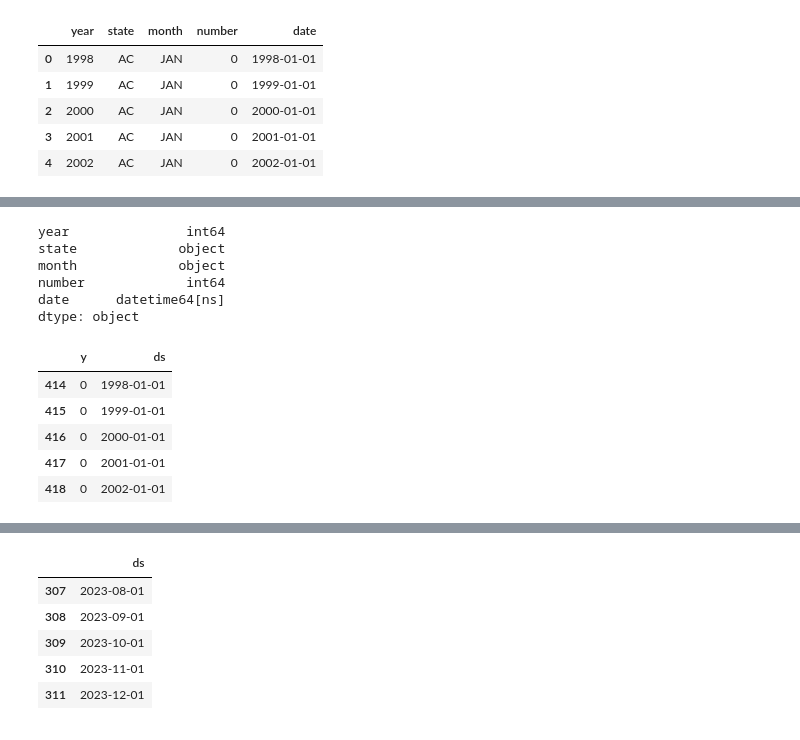
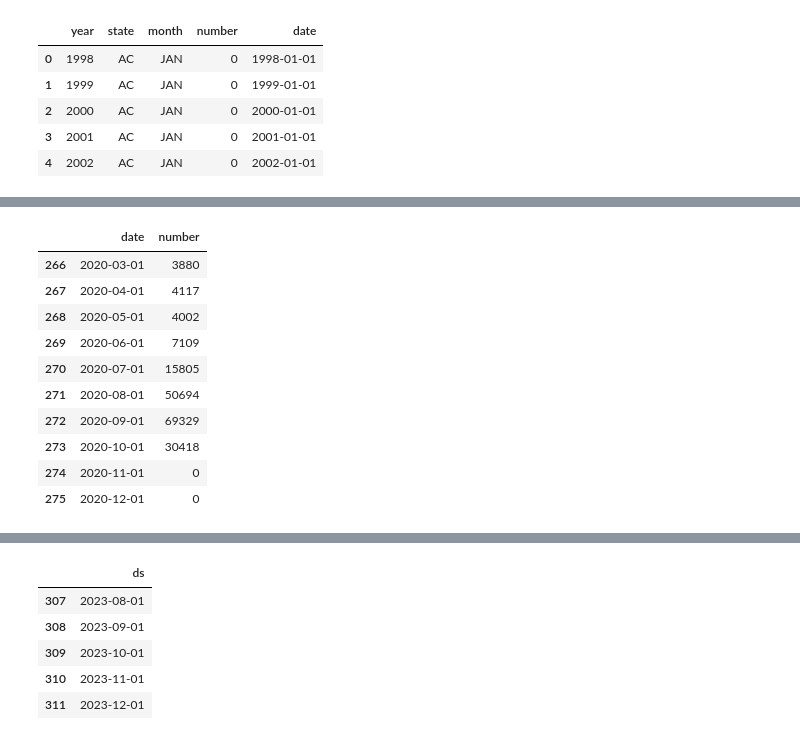
Before and after one commit to LuizFelipeAG/forest_fires_testing, a Jupyter notebook: forest_test_fbprophet.ipynb, the cells around one changed output, grey strips where cells are left out. Saved outputs shown, nothing was run; the diff lists cells and outputs as text; code cells hidden in the pictures.

```diff
--- a/forest_test_fbprophet.ipynb
+++ b/forest_test_fbprophet.ipynb
@@ -5,4 +5,10 @@ from fbprophet import Prophet
 
 import matplotlib.pyplot as plt
 plt.style.use('fivethirtyeight')
+# %%
+dtypes = {
+    "year": "category",
+    "state": "category",
+    "month": "category",
+}
 # %%
@@ -26,11 +32 @@ date      object
 dtype: object
-# %%
-df['date'] = pd.DatetimeIndex(df['date'])
-df.dtypes
-# %% [output]
-year               int64
-state             object
-month             object
-number             int64
-date      datetime64[ns]
-dtype: object
@@ -42,11 +33,17 @@ df_estado = df[df['state'] == estado]
+# %%
+n_by_date = df.groupby("date")["number"].sum().reset_index()
+n_by_date.tail(10)
+# %% [output]
+|  | date | number |
+| 266 | 2020-03-01 | 3880 |
+| 267 | 2020-04-01 | 4117 |
+| 268 | 2020-05-01 | 4002 |
+| 269 | 2020-06-01 | 7109 |
+| 270 | 2020-07-01 | 15805 |
+| 271 | 2020-08-01 | 50694 |
+| 272 | 2020-09-01 | 69329 |
+| 273 | 2020-10-01 | 30418 |
+| 274 | 2020-11-01 | 0 |
+| 275 | 2020-12-01 | 0 |
 # %%
-df_estado = df_estado.rename(columns={'date': 'ds', 'number': 'y'})
-df_estado = df_estado.drop(columns={'year' , 'state', 'month'})
-df_estado.head(5)
+df_brazil = n_by_date.rename(columns={'date': 'ds', 'number': 'y'})
-# %% [output]
-|  | y | ds |
-| 414 | 0 | 1998-01-01 |
-| 415 | 0 | 1999-01-01 |
-| 416 | 0 | 2000-01-01 |
-| 417 | 0 | 2001-01-01 |
-| 418 | 0 | 2002-01-01 |
```
Also changed, not shown: parts of 11 cells of this notebook, 3 other files.
